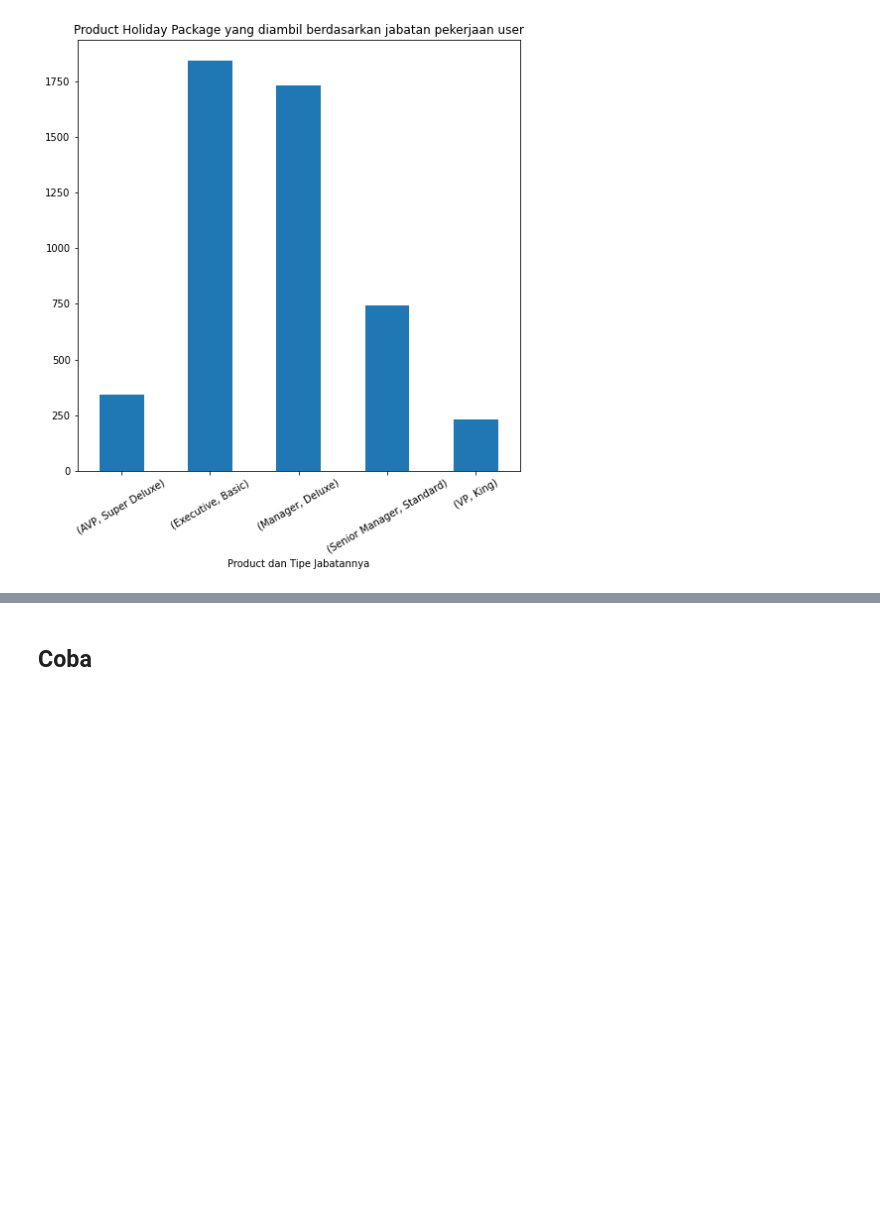
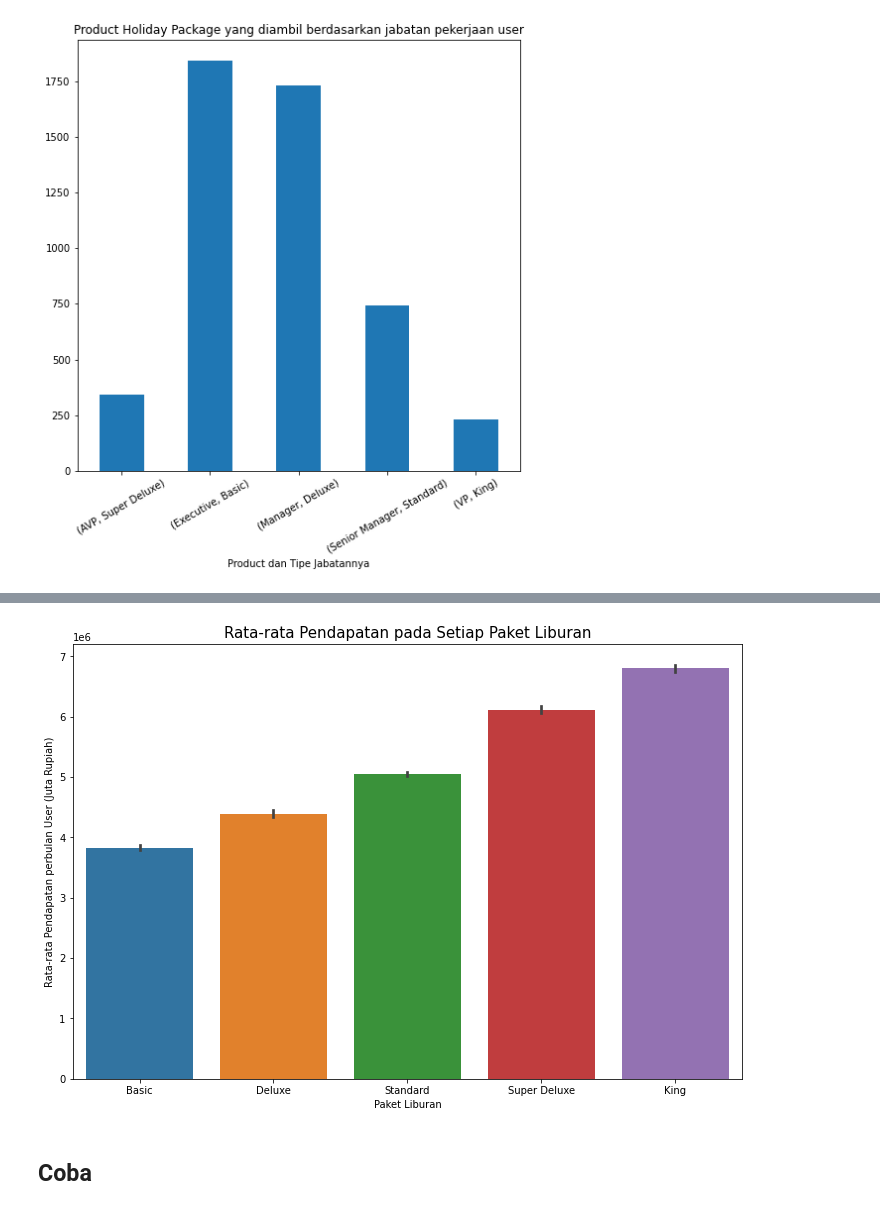
Before and after one commit to H8-Assignments-Bay/p2---final-project-group-005, a Jupyter notebook: eda.ipynb, the cells around one changed output, grey strips where cells are left out. Cells and saved outputs as stored; diff of their text form; code cells hidden in the pictures; blank space fills up the shorter version.

```diff
--- a/eda.ipynb
+++ b/eda.ipynb
@@ -17,7 +17,7 @@ filterwarnings('ignore')
 # Data Loading
 # %%
 # load dataset
-df = pd.read_csv('df_travel_V2.csv')
+df = pd.read_csv('Data\df_travel_V2.csv')
 # %%
 # preview 5 baris data pertama
 df.head()
@@ -211,3 +221,12 @@ plt.show()
+# %%
+plt.figure(figsize=(12,8))
+sns.barplot(data = df, x = 'ProductPitched', y = 'MonthlyIncome_rp', order=['Basic', 'Deluxe', 'Standard', 'Super Deluxe', 'King'])
+plt.title('Rata-rata Pendapatan pada Setiap Paket Liburan', size = 15)
+plt.xlabel('Paket Liburan')
+plt.ylabel('Rata-rata Pendapatan perbulan User (Juta Rupiah)')
+plt.show()
+# %% [output]
+[figure, added]
 # %% [markdown]
 ## Coba
 # %% [markdown]
```
Also changed, not shown: parts of 1 cell of this notebook, 1 other file.
